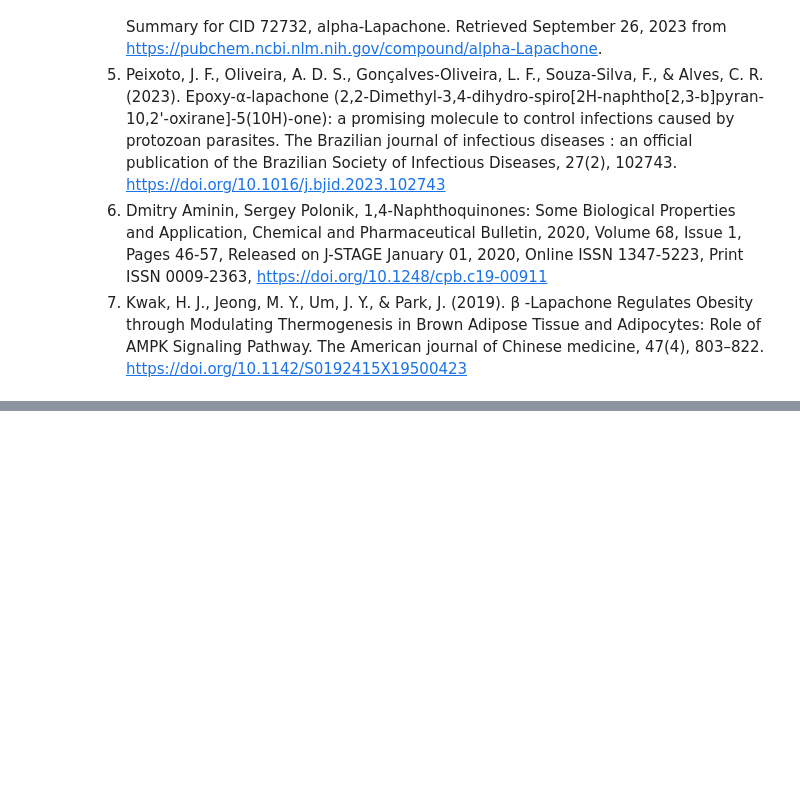
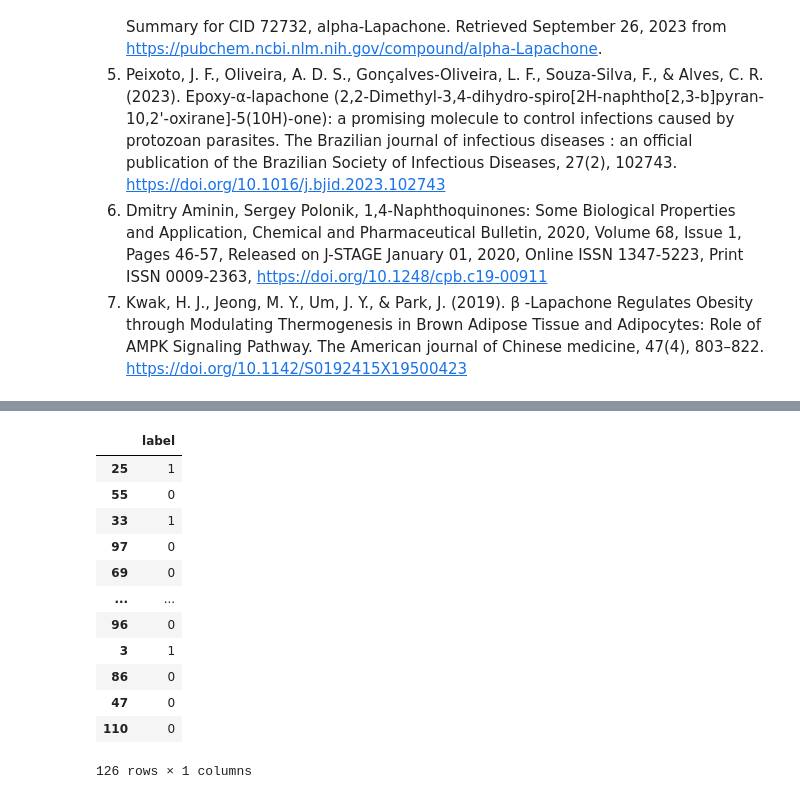
Before and after one commit to aysanraza/alpha-lapachone, a Jupyter notebook: alpha_lapachone.ipynb, the cells around one changed output, grey strips where cells are left out. Cells and saved outputs as stored; diff of their text form; code cells hidden in the pictures; blank space fills up the shorter version.

```diff
--- a/alpha_lapachone.ipynb
+++ b/alpha_lapachone.ipynb
@@ -23,0 +95,18 @@ References:
+# %%
+# labels extraction
+
+labels = df.iloc[:,-1:]; labels
+# %% [output]
+|  | label |
+| 25 | 1 |
+| 55 | 0 |
+| 33 | 1 |
+| 97 | 0 |
+| 69 | 0 |
+| ... | ... |
+| 96 | 0 |
+| 3 | 1 |
+| 86 | 0 |
+| 47 | 0 |
+| 110 | 0 |
+126 rows × 1 columns
```
Also changed, not shown: parts of 7 cells of this notebook.
